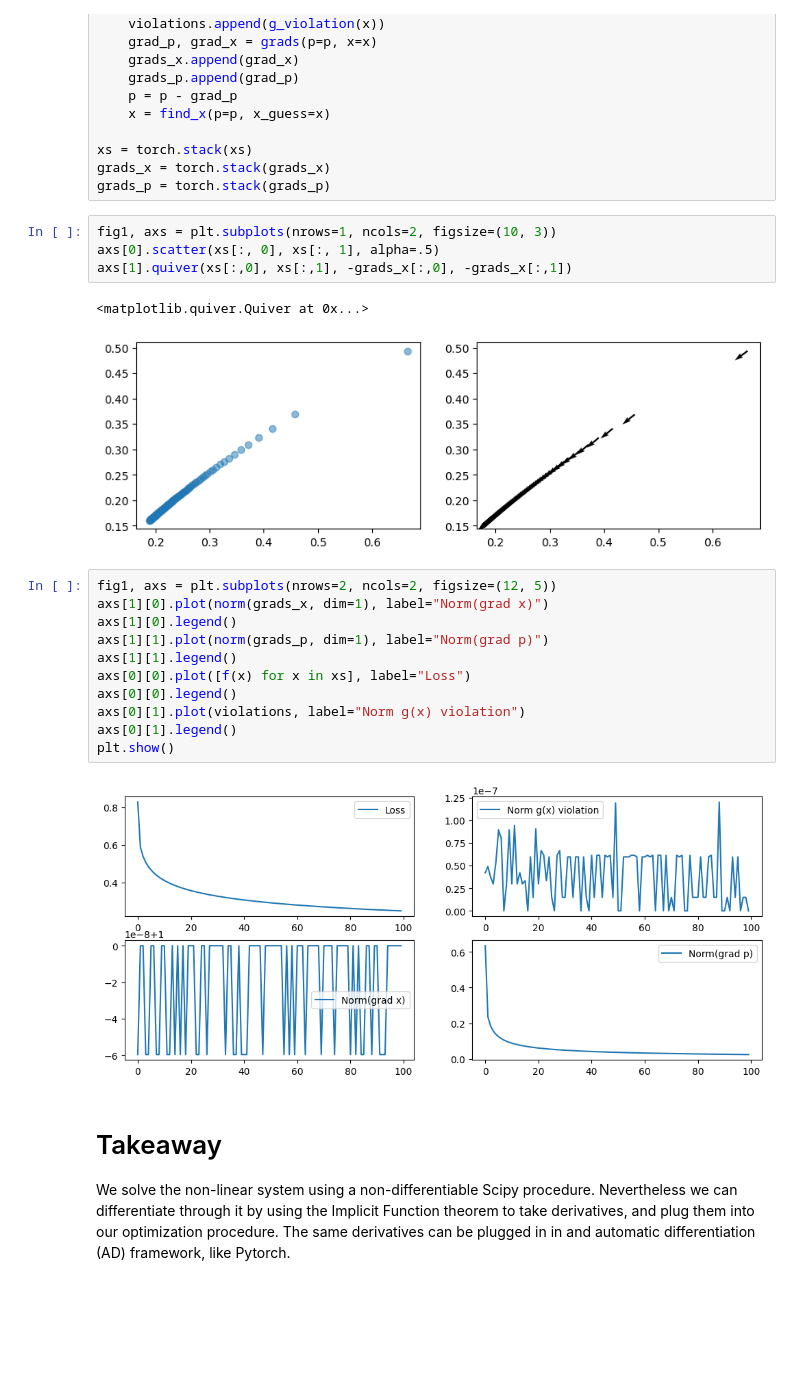
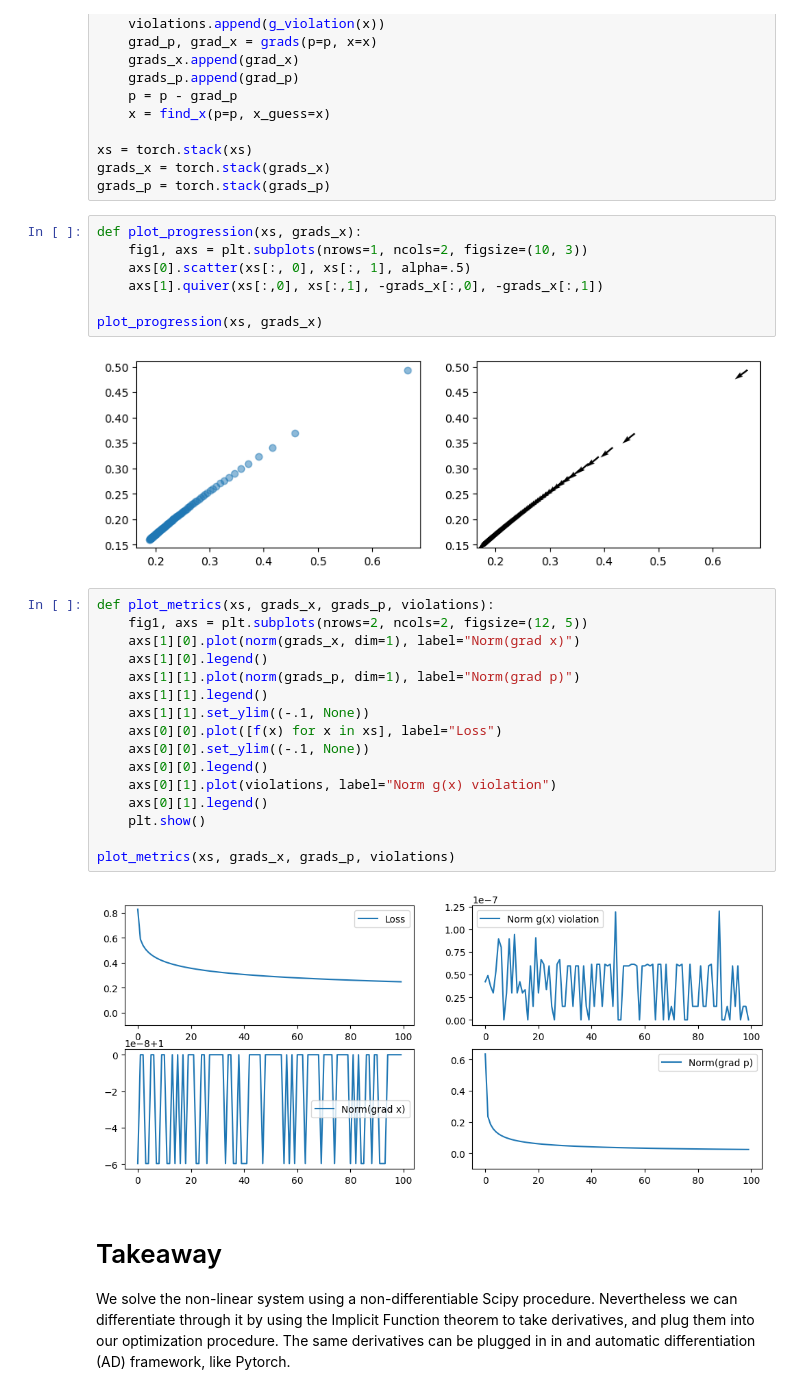
Before and after one commit to tomasruizt/Code-Along, a Jupyter notebook: matrix-calculus/8.3 Adjoint Differentiation Through Non-Linear System of Equations.ipynb, the cells around one changed output. Saved outputs shown, nothing was run; the diff lists cells and outputs as text; blank space fills up the shorter version.

```diff
--- a/matrix-calculus/8.3 Adjoint Differentiation Through Non-Linear System of Equations.ipynb
+++ b/matrix-calculus/8.3 Adjoint Differentiation Through Non-Linear System of Equations.ipynb
@@ -180,25 +180,32 @@ xs = torch.stack(xs)
 grads_x = torch.stack(grads_x)
 grads_p = torch.stack(grads_p)
 # %%
-fig1, axs = plt.subplots(nrows=1, ncols=2, figsize=(10, 3))
-axs[0].scatter(xs[:, 0], xs[:, 1], alpha=.5)
-axs[1].quiver(xs[:,0], xs[:,1], -grads_x[:,0], -grads_x[:,1])
+def plot_progression(xs, grads_x):
+    fig1, axs = plt.subplots(nrows=1, ncols=2, figsize=(10, 3))
+    axs[0].scatter(xs[:, 0], xs[:, 1], alpha=.5)
+    axs[1].quiver(xs[:,0], xs[:,1], -grads_x[:,0], -grads_x[:,1])
+
+plot_progression(xs, grads_x)
 # %% [output]
-<matplotlib.quiver.Quiver at 0x...>
 [figure]
 # %%
-fig1, axs = plt.subplots(nrows=2, ncols=2, figsize=(12, 5))
-axs[1][0].plot(norm(grads_x, dim=1), label="Norm(grad x)")
-axs[1][0].legend()
-axs[1][1].plot(norm(grads_p, dim=1), label="Norm(grad p)")
-axs[1][1].legend()
-axs[0][0].plot([f(x) for x in xs], label="Loss")
-axs[0][0].legend()
-axs[0][1].plot(violations, label="Norm g(x) violation")
-axs[0][1].legend()
-plt.show()
+def plot_metrics(xs, grads_x, grads_p, violations):
+    fig1, axs = plt.subplots(nrows=2, ncols=2, figsize=(12, 5))
+    axs[1][0].plot(norm(grads_x, dim=1), label="Norm(grad x)")
+    axs[1][0].legend()
+    axs[1][1].plot(norm(grads_p, dim=1), label="Norm(grad p)")
+    axs[1][1].legend()
+    axs[1][1].set_ylim((-.1, None))
+    axs[0][0].plot([f(x) for x in xs], label="Loss")
+    axs[0][0].set_ylim((-.1, None))
+    axs[0][0].legend()
+    axs[0][1].plot(violations, label="Norm g(x) violation")
+    axs[0][1].legend()
+    plt.show()
+
+plot_metrics(xs, grads_x, grads_p, violations)
 # %% [output]
-[figure, old version]
+[figure, new version]
 # %% [markdown]
 # Takeaway
 
```
Also changed, not shown: parts of 5 cells of this notebook, 2 other files.
